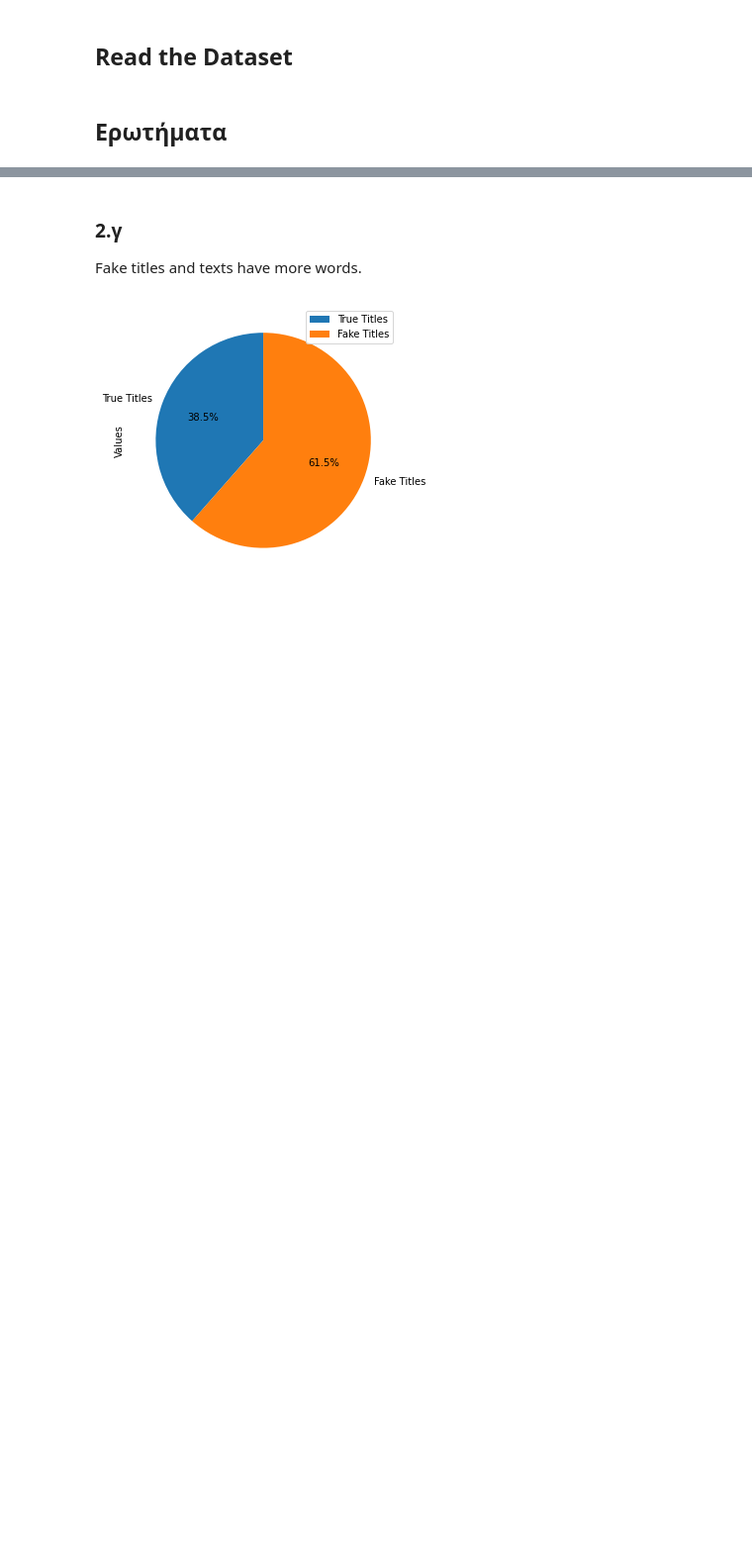
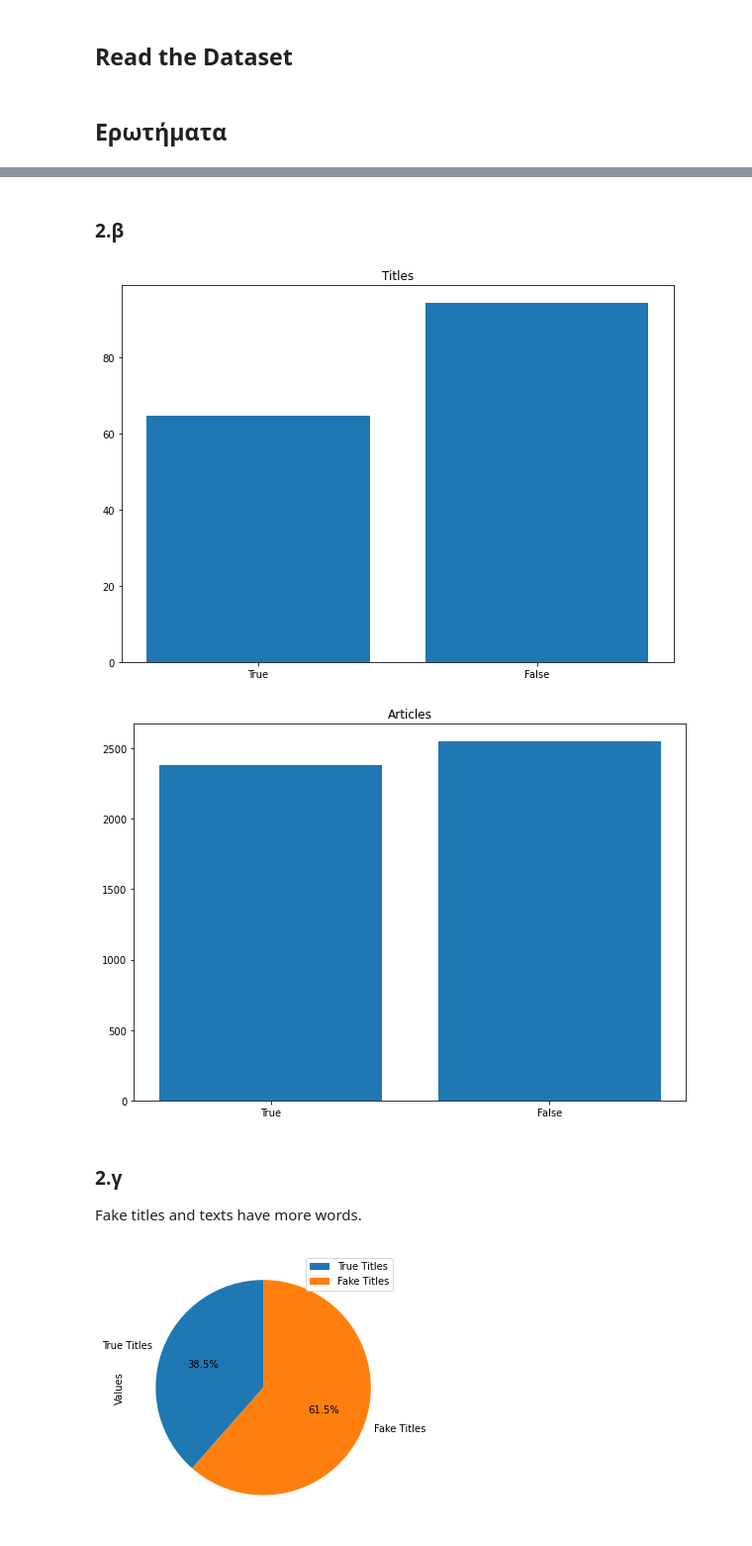
Before and after one commit to Uni-2018-n/tede_2, a Jupyter notebook: main.ipynb, the cells around one changed output, grey strips where cells are left out. Shown at 99% size. Saved outputs shown, nothing was run; the diff lists cells and outputs as text; code cells hidden in the pictures; blank space fills up the shorter version.

```diff
--- a/main.ipynb
+++ b/main.ipynb
@@ -21,3 +57,59 @@ fake = pd.read_csv("~/Projects/TEDE/2/Fake.csv")
+# %% [markdown]
+### 2.β
+# %%
+def ex_2b():
+
+    stop = stopwords.words('english')
+
+    true_df = true.dropna(subset=['title']) # drop Nan
+    tcount=0
+    for line in true_df['title']:
+        tcount = tcount + len(line)
+
+    tfin = tcount/len(true_df)
+
+    false_df = fake.dropna(subset=['title']) # drop Nan
+    tcount=0
+    for line in false_df['title']:
+        tcount = tcount + len(line)
+
+    ffin = tcount/len(false_df)
+
+    data = {'Values': [tfin, ffin]}
+    labels= ("True", "False")
+
+    plt.title("Titles")
+    plt.bar(labels, data['Values'])
+    plt.show()
+
+
+    #####
+
+    true_df = true.dropna(subset=['text']) # drop Nan
+    tcount=0
+    for line in true_df['text']:
+        tcount = tcount + len(line)
+
+    tfin = tcount/len(true_df)
+
+    false_df = fake.dropna(subset=['text']) # drop Nan
+    tcount=0
+    for line in false_df['text']:
+        tcount = tcount + len(line)
+
+    ffin = tcount/len(false_df)
+
+    data = {'Values': [tfin, ffin]}
+    labels= ("True", "False")
+
+    plt.title("Articles")
+    plt.bar(labels, data['Values'])
+    plt.show()
+
+ex_2b()
+# %% [output]
+[figure, added]
+[figure, added]
 # %% [markdown]
 ### 2.γ
 
```
Also changed, not shown: parts of 5 cells of this notebook.
